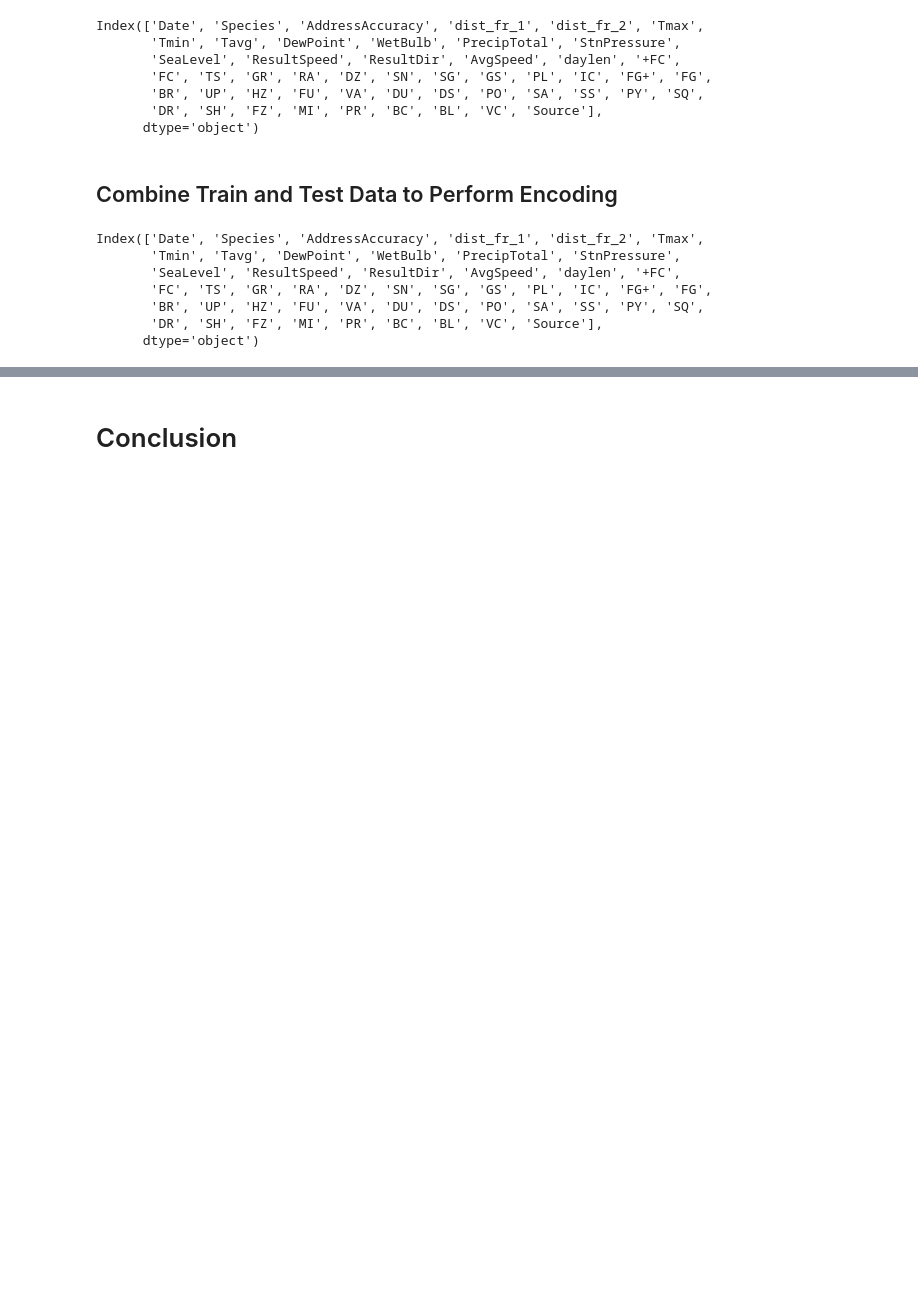
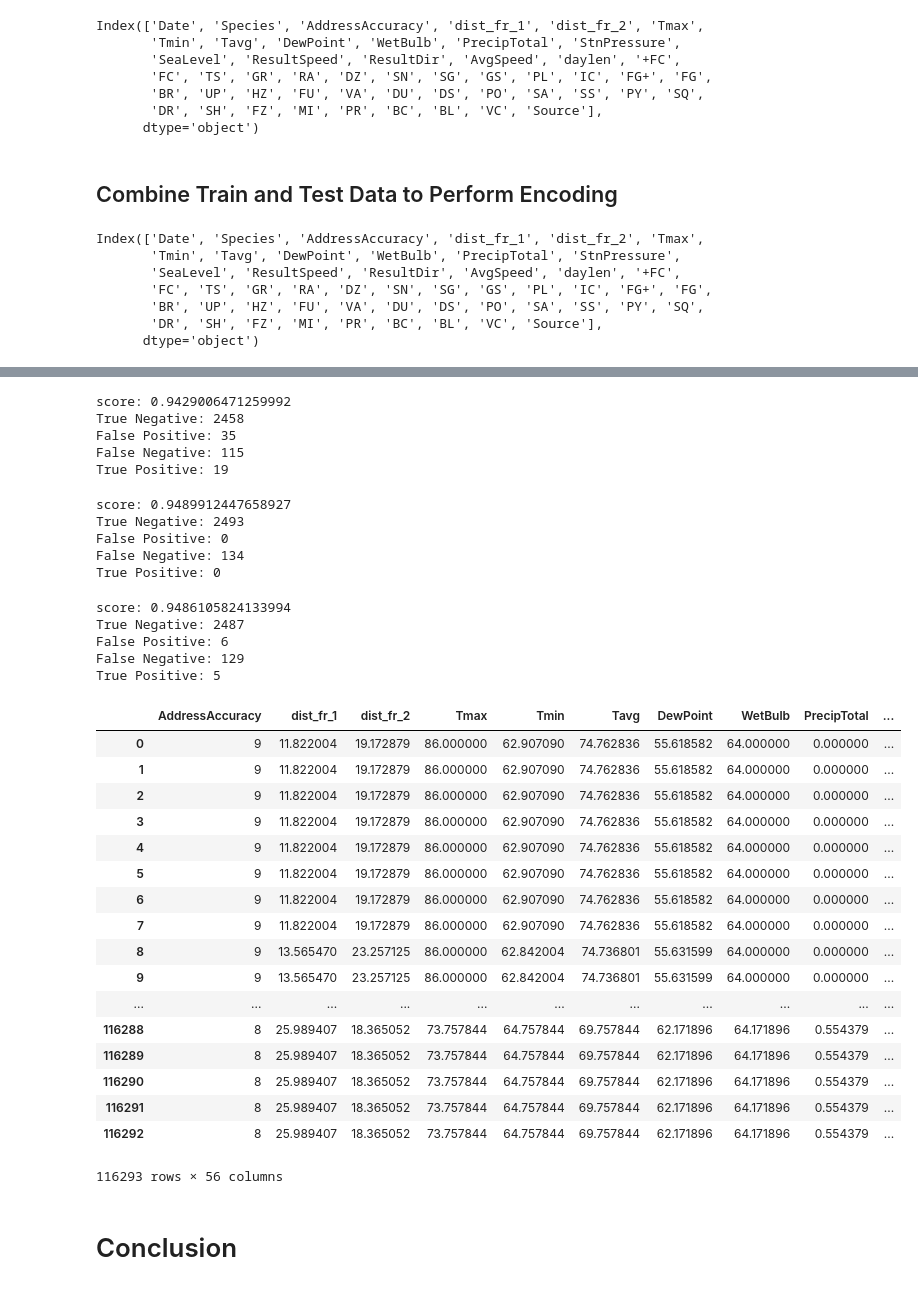
Before and after one commit to yongxuntoh/project-4, a Jupyter notebook: Group_Project4.ipynb, the cells around one changed output, grey strips where cells are left out. Drawn from its saved outputs; the diff is of its cells as text; code cells hidden in the pictures; blank space fills up the shorter version.

```diff
--- a/Group_Project4.ipynb
+++ b/Group_Project4.ipynb
@@ -239,6 +267,4 @@ Index(['Date', 'Species', 'AddressAccuracy', 'dist_fr_1', 'dist_fr_2', 'Tmax',
 # %%
 final = pd.concat([finaltrain, finaltest], ignore_index=True)
 final = pd.concat([final, pd.get_dummies(final.Species)], axis = 1)
-final.drop('Species',axis=1,inplace=True)
-final.Date = pd.to_datetime(final.Date)
-final
+final.drop(['Species','Date'],axis=1,inplace=True)
@@ -287,0 +273,3 @@ from sklearn.linear_model import LogisticRegression
+# %%
+final_test = final[final.Source==0].reset_index().drop(['Source','index'],axis=1)
+final_train = final[final.Source==1].drop(['Source'],axis=1)
@@ -287,0 +347,63 @@ from sklearn.linear_model import LogisticRegression
+# %%
+rf = RandomForestClassifier().fit(X_train,y_train)
+print('score:',rf.score(X_test,y_test))
+tn, fp, fn, tp = confusion_matrix(y_test, rf.predict(X_test)).ravel()
+print('True Negative:',tn)
+print('False Positive:',fp)
+print('False Negative:',fn)
+print('True Positive:',tp)
+# %% [output]
+score: 0.9429006471259992
+True Negative: 2458
+False Positive: 35
+False Negative: 115
+True Positive: 19
+# %%
+ab = AdaBoostClassifier().fit(X_train,y_train)
+print('score:', ab.score(X_test,y_test))
+tn, fp, fn, tp = confusion_matrix(y_test, ab.predict(X_test)).ravel()
+print('True Negative:',tn)
+print('False Positive:',fp)
+print('False Negative:',fn)
+print('True Positive:',tp)
+# %% [output]
+score: 0.9489912447658927
+True Negative: 2493
+False Positive: 0
+False Negative: 134
+True Positive: 0
+# %%
+svc = SVC().fit(X_train,y_train)
+print('score:', svc.score(X_test,y_test))
+tn, fp, fn, tp = confusion_matrix(y_test, svc.predict(X_test)).ravel()
+print('True Negative:',tn)
+print('False Positive:',fp)
+print('False Negative:',fn)
+print('True Positive:',tp)
+# %% [output]
+score: 0.9486105824133994
+True Negative: 2487
+False Positive: 6
+False Negative: 129
+True Positive: 5
+# %%
+final_test
+# %% [output]
+|  | AddressAccuracy | dist_fr_1 | dist_fr_2 | Tmax | Tmin | Tavg | DewPoint | WetBulb | PrecipTotal | ... |
+| 0 | 9 | 11.822004 | 19.172879 | 86.000000 | 62.907090 | 74.762836 | 55.618582 | 64.000000 | 0.000000 | ... |
+| 1 | 9 | 11.822004 | 19.172879 | 86.000000 | 62.907090 | 74.762836 | 55.618582 | 64.000000 | 0.000000 | ... |
+| 2 | 9 | 11.822004 | 19.172879 | 86.000000 | 62.907090 | 74.762836 | 55.618582 | 64.000000 | 0.000000 | ... |
+| 3 | 9 | 11.822004 | 19.172879 | 86.000000 | 62.907090 | 74.762836 | 55.618582 | 64.000000 | 0.000000 | ... |
+| 4 | 9 | 11.822004 | 19.172879 | 86.000000 | 62.907090 | 74.762836 | 55.618582 | 64.000000 | 0.000000 | ... |
+| 5 | 9 | 11.822004 | 19.172879 | 86.000000 | 62.907090 | 74.762836 | 55.618582 | 64.000000 | 0.000000 | ... |
+| 6 | 9 | 11.822004 | 19.172879 | 86.000000 | 62.907090 | 74.762836 | 55.618582 | 64.000000 | 0.000000 | ... |
+| 7 | 9 | 11.822004 | 19.172879 | 86.000000 | 62.907090 | 74.762836 | 55.618582 | 64.000000 | 0.000000 | ... |
+| 8 | 9 | 13.565470 | 23.257125 | 86.000000 | 62.842004 | 74.736801 | 55.631599 | 64.000000 | 0.000000 | ... |
+| 9 | 9 | 13.565470 | 23.257125 | 86.000000 | 62.842004 | 74.736801 | 55.631599 | 64.000000 | 0.000000 | ... |
+| ... | ... | ... | ... | ... | ... | ... | ... | ... | ... | ... |
+| 116288 | 8 | 25.989407 | 18.365052 | 73.757844 | 64.757844 | 69.757844 | 62.171896 | 64.171896 | 0.554379 | ... |
+| 116289 | 8 | 25.989407 | 18.365052 | 73.757844 | 64.757844 | 69.757844 | 62.171896 | 64.171896 | 0.554379 | ... |
+| 116290 | 8 | 25.989407 | 18.365052 | 73.757844 | 64.757844 | 69.757844 | 62.171896 | 64.171896 | 0.554379 | ... |
+| 116291 | 8 | 25.989407 | 18.365052 | 73.757844 | 64.757844 | 69.757844 | 62.171896 | 64.171896 | 0.554379 | ... |
+| 116292 | 8 | 25.989407 | 18.365052 | 73.757844 | 64.757844 | 69.757844 | 62.171896 | 64.171896 | 0.554379 | ... |
+116293 rows × 56 columns
```
Also changed, not shown: parts of 25 cells of this notebook.
